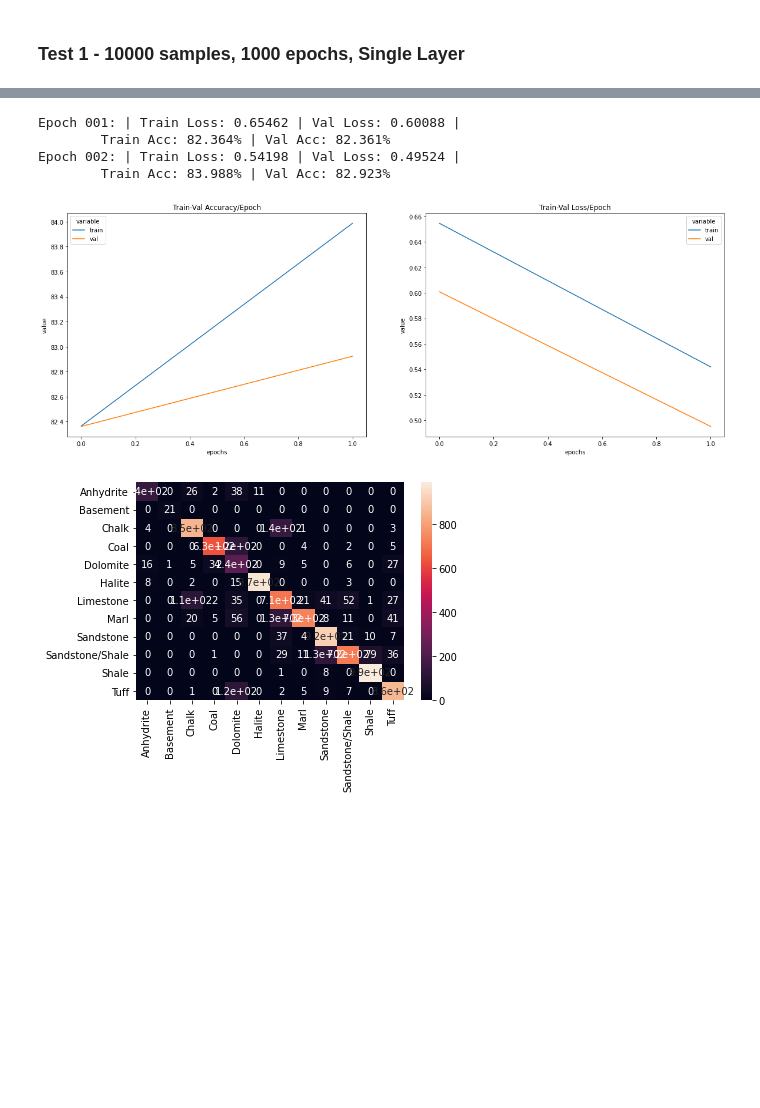
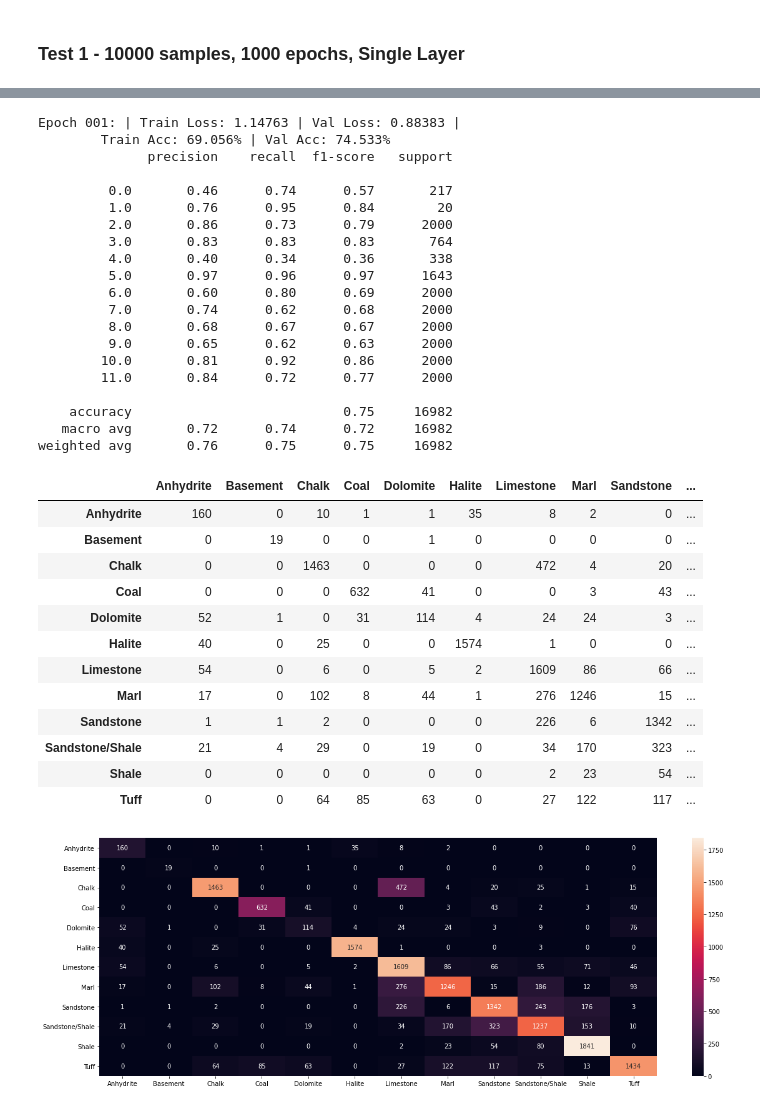
Before and after one commit to leonardoFiedler/neural-network-geoscience, a Jupyter notebook: First_Architecture.ipynb, the cells around one changed output, grey strips where cells are left out. Saved outputs shown, nothing was run; the diff lists cells and outputs as text; code cells hidden in the pictures; blank space fills up the shorter version.

Commit message:
Adjusted model and training

```diff
--- a/First_Architecture.ipynb
+++ b/First_Architecture.ipynb
@@ -350,15 +350,17 @@ def fit_model(
     }
 
     # Confusion Matrix
-    plt.figure()
+    ax = plt.subplot()
     confusion_matrix_df = pd.DataFrame(confusion_matrix(y_test, y_pred_list)).rename(columns=idx2class, index=idx2class)
-    sns.heatmap(confusion_matrix_df, annot=True)
+    sns.heatmap(confusion_matrix_df, annot=True, fmt='g', ax=ax)
+
+    print(classification_report(y_test, y_pred_list))
 # %% [markdown]
 ### Test 1 - 10000 samples, 1000 epochs, Single Layer
 # %%
 df_partial_data = get_values_from_category(df_train, n_samples=10000)
 df_partial_data.head()
-df_partial_data.FORCE_2020_LITHOFACIES_LITHOLOGY_CAT.value_counts()
+print(df_partial_data.FORCE_2020_LITHOFACIES_LITHOLOGY_CAT.value_counts())
 
 X = df_partial_data[['DEPTH_MD', 'X_LOC', 'Y_LOC', 'Z_LOC', 'CALI', 'RSHA', 'RMED', 'RDEP',
     'RHOB', 'GR', 'NPHI', 'PEF','DTC', 'SP', 'BS', 'ROP', 'DCAL', 'DRHO',
@@ -383,7 +385,7 @@ X_train_transform, X_test_transform, X_val_transform, y_train_transform, y_test_
 
 fit_model(
     X_train_transform, y_train_transform, X_test_transform, y_test_transform, X_val_transform, y_val_transform,
-    epochs=1000, batch_size=16, num_classes=12, learning_rate=0.05,
+    epochs=1000, batch_size=16, num_classes=12, learning_rate=0.01,
     model_name='single_layer'
 )
 # %% [output]
@@ -390,10 +405,38 @@ fit_model(
 SingleLayerSoftmax(
   (Linear): Linear(in_features=30, out_features=12, bias=True)
 )
 Begin training
-Epoch 001: | Train Loss: 0.65462 | Val Loss: 0.60088 |
-        Train Acc: 82.364% | Val Acc: 82.361%
-Epoch 002: | Train Loss: 0.54198 | Val Loss: 0.49524 |
-        Train Acc: 83.988% | Val Acc: 82.923%
+Epoch 001: | Train Loss: 1.14763 | Val Loss: 0.88383 |
+        Train Acc: 69.056% | Val Acc: 74.533%
+              precision    recall  f1-score   support
+
+         0.0       0.46      0.74      0.57       217
+         1.0       0.76      0.95      0.84        20
+         2.0       0.86      0.73      0.79      2000
+         3.0       0.83      0.83      0.83       764
+         4.0       0.40      0.34      0.36       338
+         5.0       0.97      0.96      0.97      1643
+         6.0       0.60      0.80      0.69      2000
+         7.0       0.74      0.62      0.68      2000
+         8.0       0.68      0.67      0.67      2000
+         9.0       0.65      0.62      0.63      2000
+        10.0       0.81      0.92      0.86      2000
+        11.0       0.84      0.72      0.77      2000
+
+    accuracy                           0.75     16982
+   macro avg       0.72      0.74      0.72     16982
+weighted avg       0.76      0.75      0.75     16982
+|  | Anhydrite | Basement | Chalk | Coal | Dolomite | Halite | Limestone | Marl | Sandstone | ... |
+| Anhydrite | 160 | 0 | 10 | 1 | 1 | 35 | 8 | 2 | 0 | ... |
+| Basement | 0 | 19 | 0 | 0 | 1 | 0 | 0 | 0 | 0 | ... |
+| Chalk | 0 | 0 | 1463 | 0 | 0 | 0 | 472 | 4 | 20 | ... |
+| Coal | 0 | 0 | 0 | 632 | 41 | 0 | 0 | 3 | 43 | ... |
+| Dolomite | 52 | 1 | 0 | 31 | 114 | 4 | 24 | 24 | 3 | ... |
+| Halite | 40 | 0 | 25 | 0 | 0 | 1574 | 1 | 0 | 0 | ... |
+| Limestone | 54 | 0 | 6 | 0 | 5 | 2 | 1609 | 86 | 66 | ... |
+| Marl | 17 | 0 | 102 | 8 | 44 | 1 | 276 | 1246 | 15 | ... |
+| Sandstone | 1 | 1 | 2 | 0 | 0 | 0 | 226 | 6 | 1342 | ... |
+| Sandstone/Shale | 21 | 4 | 29 | 0 | 19 | 0 | 34 | 170 | 323 | ... |
+| Shale | 0 | 0 | 0 | 0 | 0 | 0 | 2 | 23 | 54 | ... |
+| Tuff | 0 | 0 | 64 | 85 | 63 | 0 | 27 | 122 | 117 | ... |
-[figure, old version]
+[figure, new version]
-[figure, removed]
```
Also changed, not shown: parts of 1 cell of this notebook.
